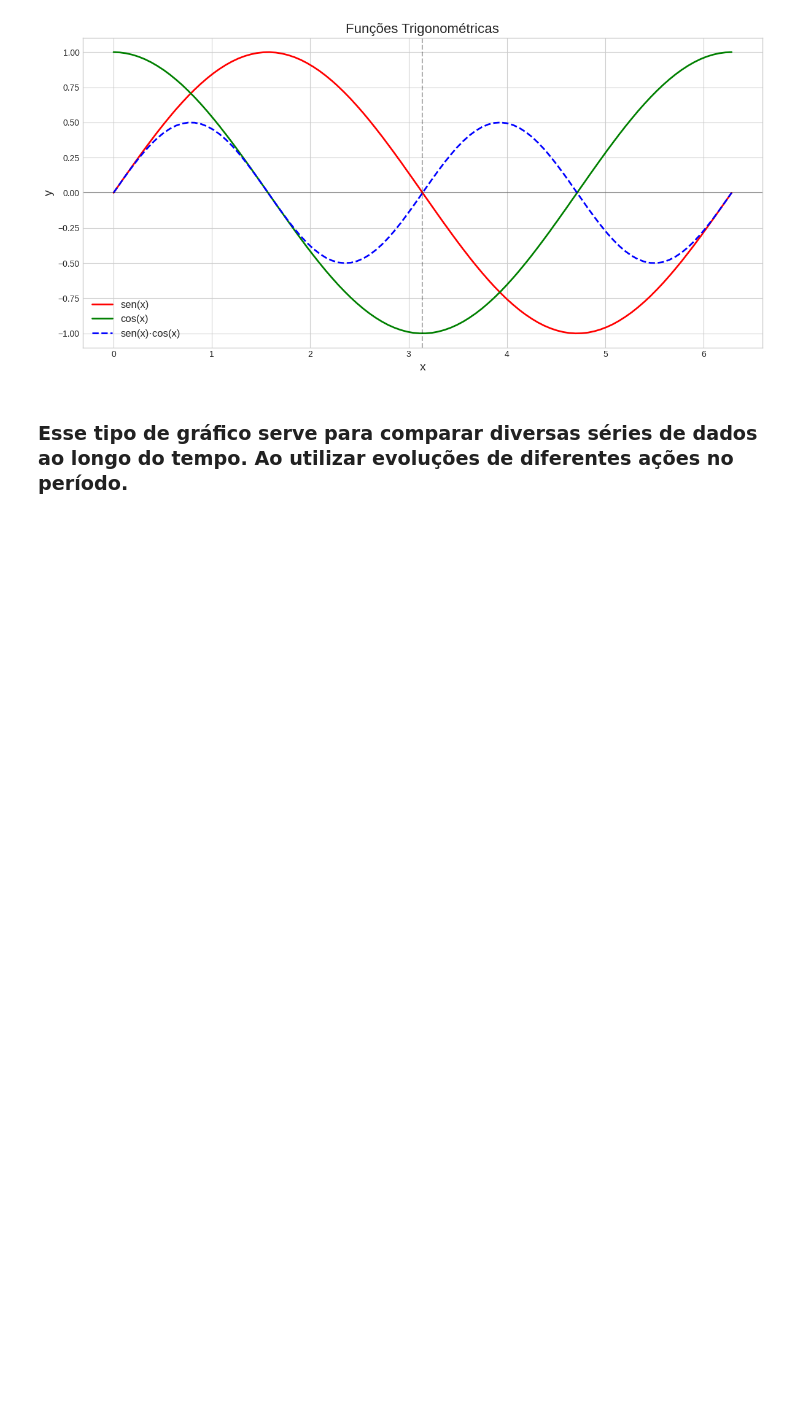
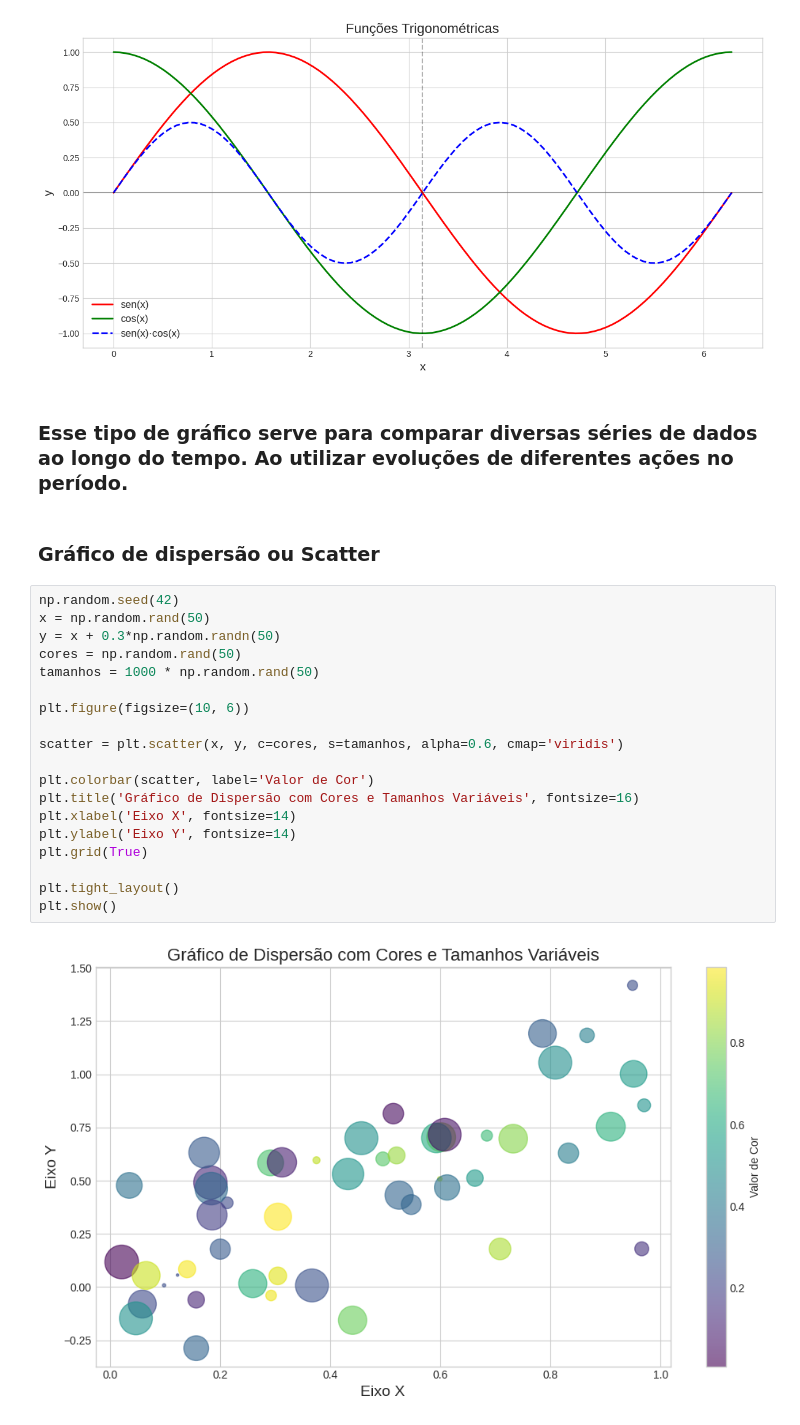
Before and after one commit to Deezinn/Objetivos-dos-graficos, a Jupyter notebook: notebook/informativo-graficos.ipynb, the cells around one changed output. Cells and saved outputs as stored; diff of their text form; blank space fills up the shorter version.

Commit message:
feat(graph): new graph scatter

```diff
--- a/notebook/informativo-graficos.ipynb
+++ b/notebook/informativo-graficos.ipynb
@@ -60,3 +60,26 @@ plt.show()
 [figure]
 # %% [markdown]
 ### Esse tipo de gráfico serve para comparar diversas séries de dados ao longo do tempo. Ao utilizar evoluções de diferentes ações no período.
+# %% [markdown]
+### Gráfico de dispersão ou Scatter
+# %%
+np.random.seed(42)
+x = np.random.rand(50)
+y = x + 0.3*np.random.randn(50)
+cores = np.random.rand(50)
+tamanhos = 1000 * np.random.rand(50)
+
+plt.figure(figsize=(10, 6))
+
+scatter = plt.scatter(x, y, c=cores, s=tamanhos, alpha=0.6, cmap='viridis')
+
+plt.colorbar(scatter, label='Valor de Cor')
+plt.title('Gráfico de Dispersão com Cores e Tamanhos Variáveis', fontsize=16)
+plt.xlabel('Eixo X', fontsize=14)
+plt.ylabel('Eixo Y', fontsize=14)
+plt.grid(True)
+
+plt.tight_layout()
+plt.show()
+# %% [output]
+[figure, added]
```
Also changed, not shown: parts of 1 cell of this notebook.
